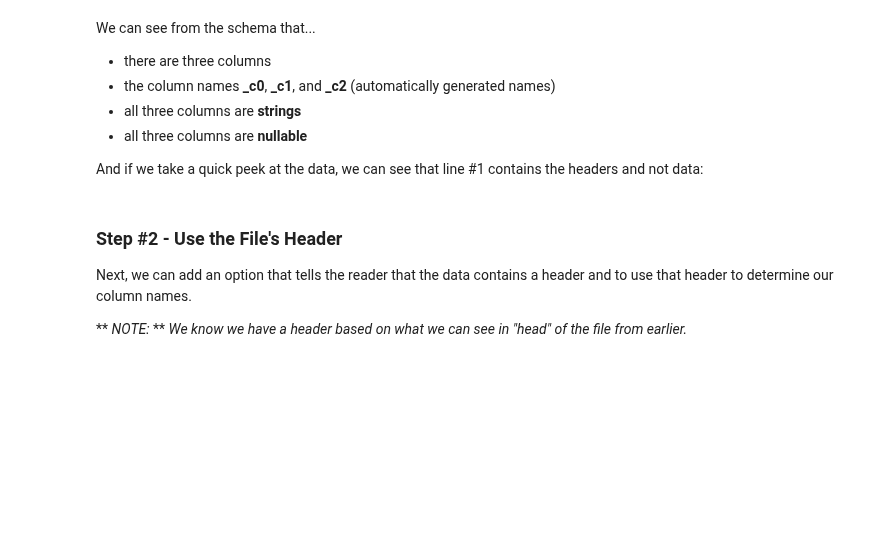
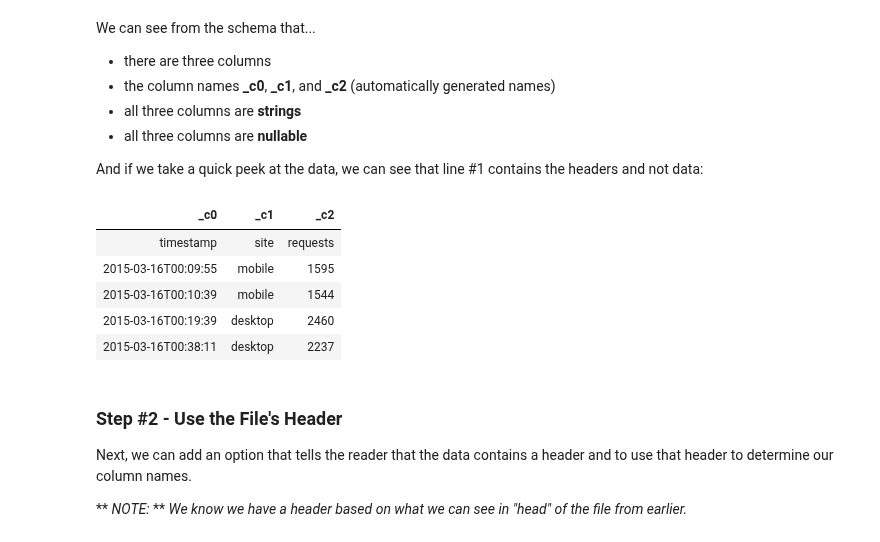
Before and after one commit to alcherniaev/Azure_Databricks, a Jupyter notebook: 1.Reading Data - CSV.ipynb, the cells around one changed output. Drawn from its saved outputs; the diff is of its cells as text; code cells hidden in the pictures; blank space fills up the shorter version.

```diff
--- a/1.Reading Data - CSV.ipynb
+++ b/1.Reading Data - CSV.ipynb
@@ -170,7 +203,14 @@ We can see from the schema that...
 
 And if we take a quick peek at the data, we can see that line #1 contains the headers and not data:
 # %%
-display(tempDF)
+display(tempDF.limit(5))
+# %% [output]
+| _c0 | _c1 | _c2 |
+| timestamp | site | requests |
+| 2015-03-16T00:09:55 | mobile | 1595 |
+| 2015-03-16T00:10:39 | mobile | 1544 |
+| 2015-03-16T00:19:39 | desktop | 2460 |
+| 2015-03-16T00:38:11 | desktop | 2237 |
 # %% [markdown]
 ### Step #2 - Use the File's Header
 Next, we can add an option that tells the reader that the data contains a header and to use that header to determine our column names.
```
Also changed, not shown: parts of 13 cells of this notebook.
